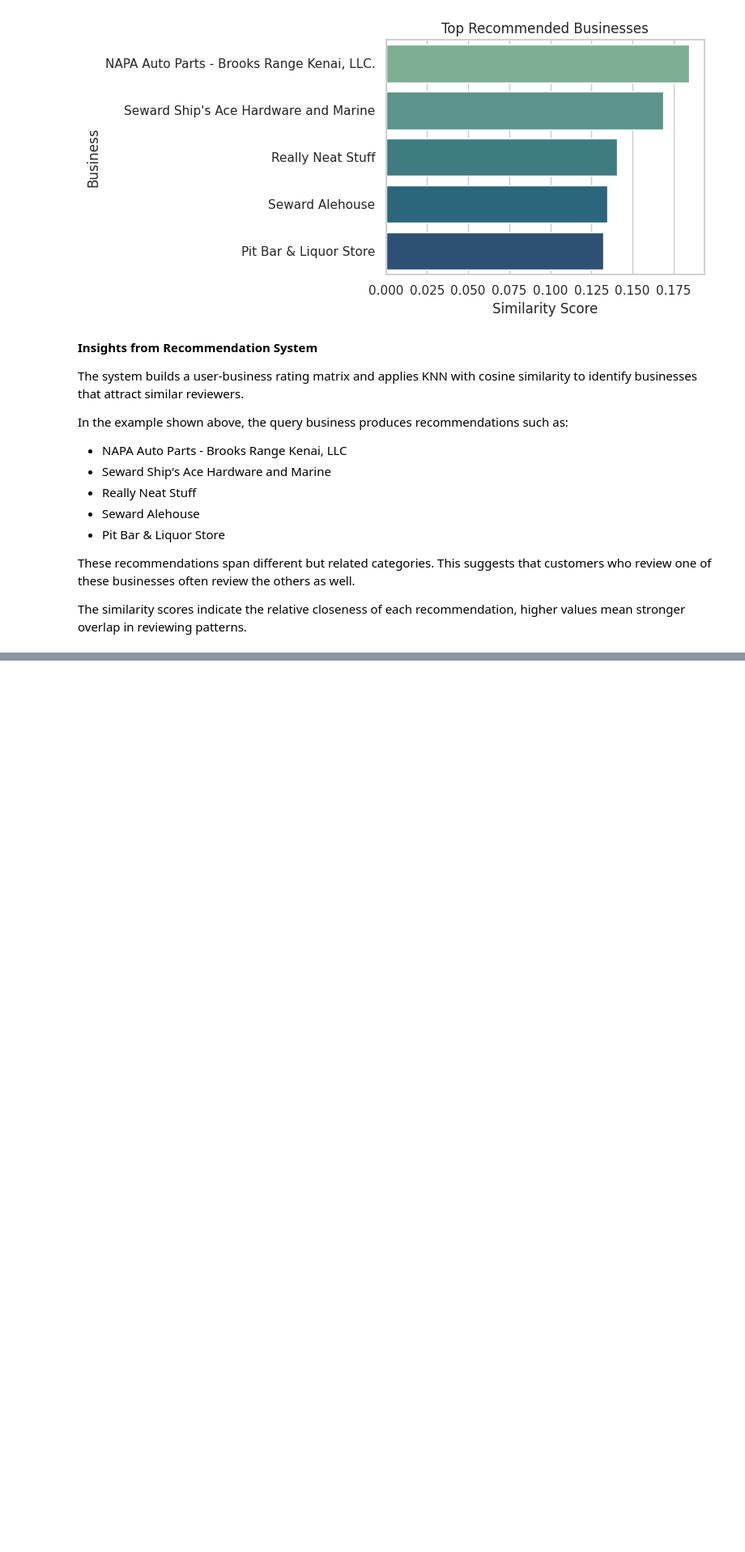
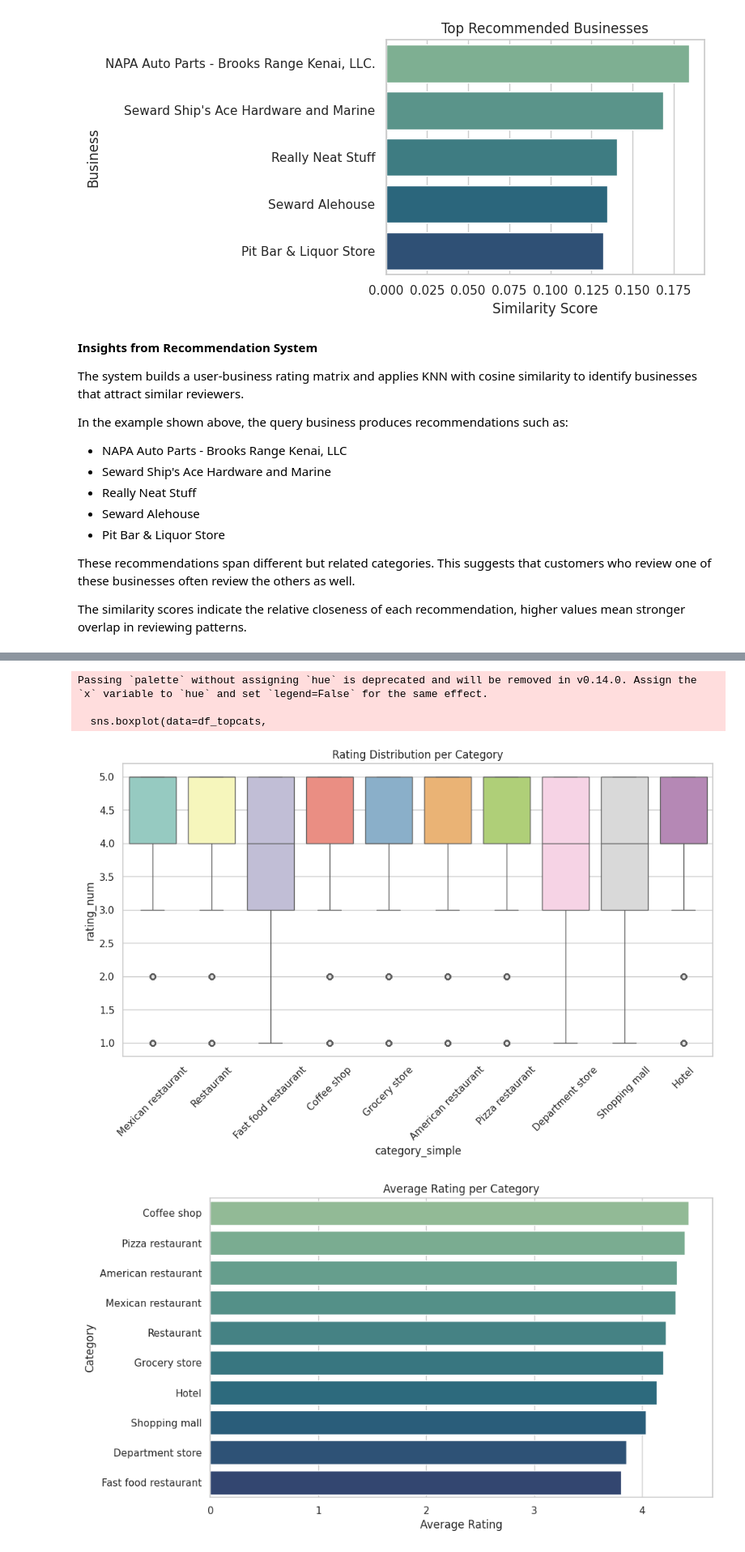
Before and after one commit to PhaniKiranH/sig742-end-term-assessment, a Jupyter notebook: SIT742Task2_Group5.ipynb, the cells around one changed output, grey strips where cells are left out. Shown at 81% size. Saved outputs shown, nothing was run; the diff lists cells and outputs as text; code cells hidden in the pictures; blank space fills up the shorter version.

```diff
--- a/SIT742Task2_Group5.ipynb
+++ b/SIT742Task2_Group5.ipynb
@@ -893,0 +902,53 @@ The similarity scores indicate the relative closeness of each recommendation, hi
+# %%
+# Convert rating to numeric
+df_joined["rating_num"] = pd.to_numeric(df_joined["rating"], errors="coerce")
+
+# Simplify categories to first label
+df_joined["category_simple"] = (
+    df_joined["category"].astype(str)
+    .str.strip("[]").str.replace("'", "", regex=False)
+    .str.split(",").str[0].str.strip()
+)
+
+# Take top 10 categories by review count
+top_cats = (
+    df_joined["category_simple"].value_counts()
+    .head(10).index
+)
+df_topcats = df_joined[df_joined["category_simple"].isin(top_cats)].copy()
+
+# distribution of ratings per category
+plt.figure(figsize=(12,6))
+sns.boxplot(data=df_topcats,
+            x="category_simple", y="rating_num", palette="Set3")
+plt.xticks(rotation=45)
+plt.title("Rating Distribution per Category")
+plt.show()
+
+# average rating per category
+cat_avg = (
+    df_topcats.groupby("category_simple")["rating_num"]
+    .mean().reset_index()
+    .sort_values("rating_num", ascending=False)
+)
+
+plt.figure(figsize=(10,6))
+sns.barplot(data=cat_avg,
+            x="rating_num", y="category_simple",
+            hue="category_simple", palette="crest", legend=False)
+plt.title("Average Rating per Category")
+plt.xlabel("Average Rating")
+plt.ylabel("Category")
+plt.show()
+
+# number of reviews per rating per category
+plt.figure(figsize=(12,6))
+sns.countplot(data=df_topcats, x="rating_num", hue="category_simple", palette="tab10")
+plt.title("Review Counts by Rating across Top 10 Categories")
+plt.show()
+# %% [output]
+Passing `palette` without assigning `hue` is deprecated and will be removed in v0.14.0. Assign the `x` variable to `hue` and set `legend=False` for the same effect.
+
+  sns.boxplot(data=df_topcats,
+[figure, added]
+[figure, added]
```
Also changed, not shown: parts of 8 cells of this notebook.
